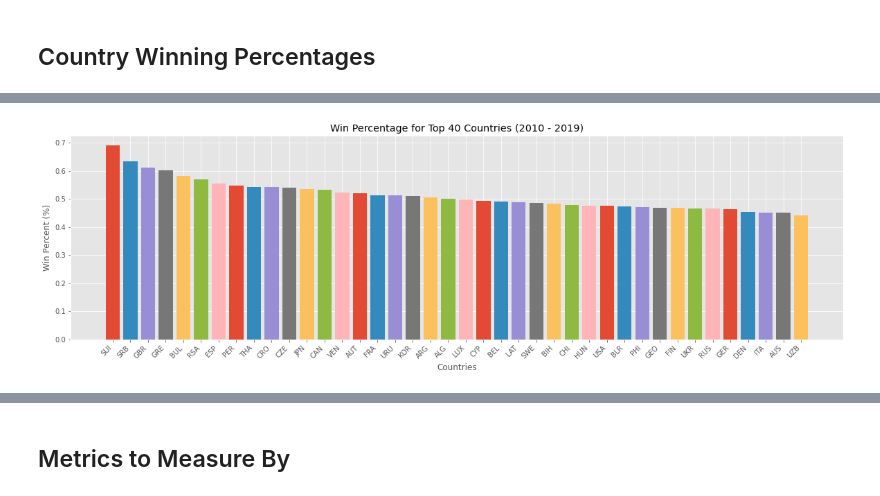
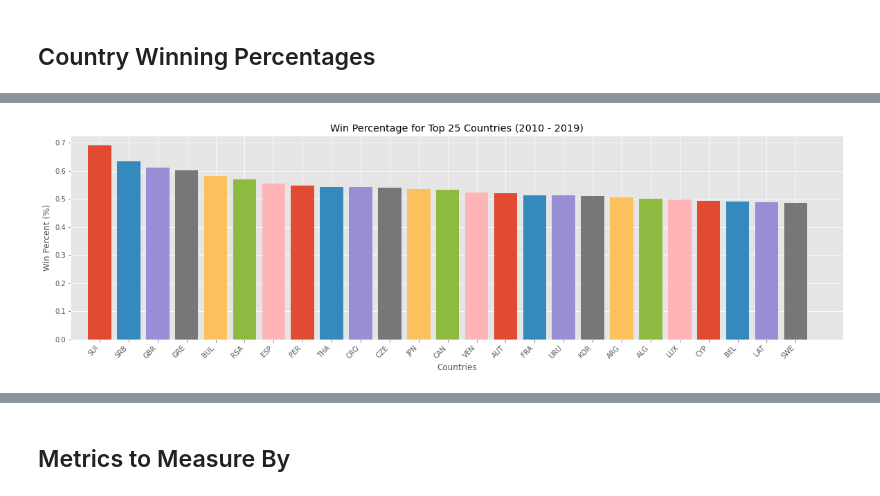
Before and after one commit to JeffBaksa/capstone1, a Jupyter notebook: 2010-2019.ipynb, the cells around one changed output, grey strips where cells are left out. Cells and saved outputs as stored; diff of their text form; code cells hidden in the pictures.

```diff
--- a/2010-2019.ipynb
+++ b/2010-2019.ipynb
@@ -129,6 +132,13 @@ Zsombor Piros              6.000000
 Name: ace, Length: 1271, dtype: float64
 # %% [markdown]
 ### Replace NaN with 0 in con_tennis
+# %%
+con_tennis['ace'] = con_tennis['ace'].fillna(0)
+con_tennis['svpt'] = con_tennis['svpt'].fillna(0)
+con_tennis['1stIn'] = con_tennis['1stIn'].fillna(0)
+con_tennis['bpSaved'] = con_tennis['bpSaved'].fillna(0)
+con_tennis['bpFaced'] = con_tennis['bpFaced'].fillna(0)
+con_tennis['df'] = con_tennis['df'].fillna(0)
 # %%
 avg_age = con_tennis.groupby(['name']).mean()['age']
 avg_age
@@ -170,12 +184,15 @@ Name: win, Length: 98, dtype: float64
 # %%
+country_win_perc = con_tennis.groupby(['ioc']).mean()['win'].sort_values(ascending=False)
+
 fig, ax = plt.subplots(figsize=(20, 6))
 
-for country, win_per in country_win_perc[2:42].items():
+for country, win_per in country_win_perc[2:27].items():
     ax.bar(country, win_per)
 
 ax.set_xlabel('Countries')
 ax.set_ylabel('Win Percent (%)')
-ax.set_title('Win Percentage for Top 40 Countries (2010 - 2019)')
+ax.set_title('Win Percentage for Top 25 Countries (2010 - 2019)')
+ax.set_xlim(xmin=-1)
 fig.autofmt_xdate(rotation=45)
 # %% [output]
-[figure, old version]
+[figure, new version]
```
Also changed, not shown: parts of 48 cells of this notebook.
